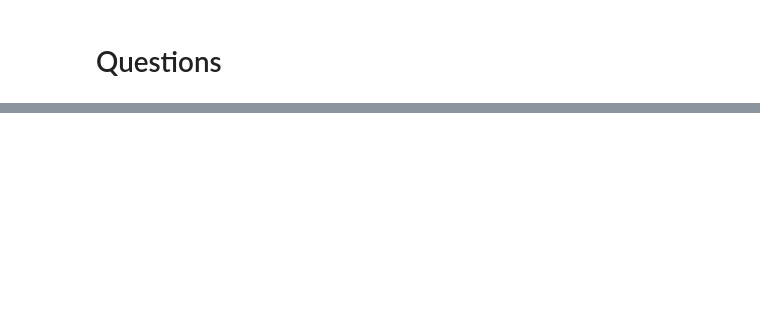
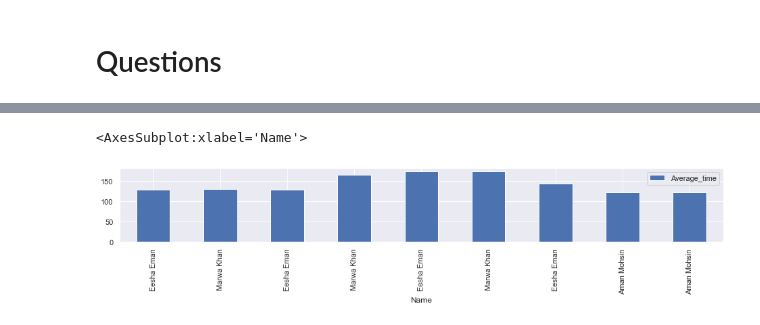
Before and after one commit to kashaf874/EDA, a Jupyter notebook: eda_devnation_data/Exploratory Data Analysis on data of DevNation Students.ipynb, the cells around one changed output, grey strips where cells are left out. Drawn from its saved outputs; the diff is of its cells as text; code cells hidden in the pictures; blank space fills up the shorter version.

```diff
--- a/eda_devnation_data/Exploratory Data Analysis on data of DevNation Students.ipynb
+++ b/eda_devnation_data/Exploratory Data Analysis on data of DevNation Students.ipynb
@@ -242,0 +296,6 @@ ValueError: cannot reshape array of size 157 into shape (9)
+# %%
+top_st = df_concat[df_concat.Average_time > 120]
+top_st.plot(x='Name',y='Average_time', kind = 'bar',figsize=(16,2))
+# %% [output]
+<AxesSubplot:xlabel='Name'>
+[figure, added]
```
Also changed, not shown: parts of 29 cells of this notebook.
